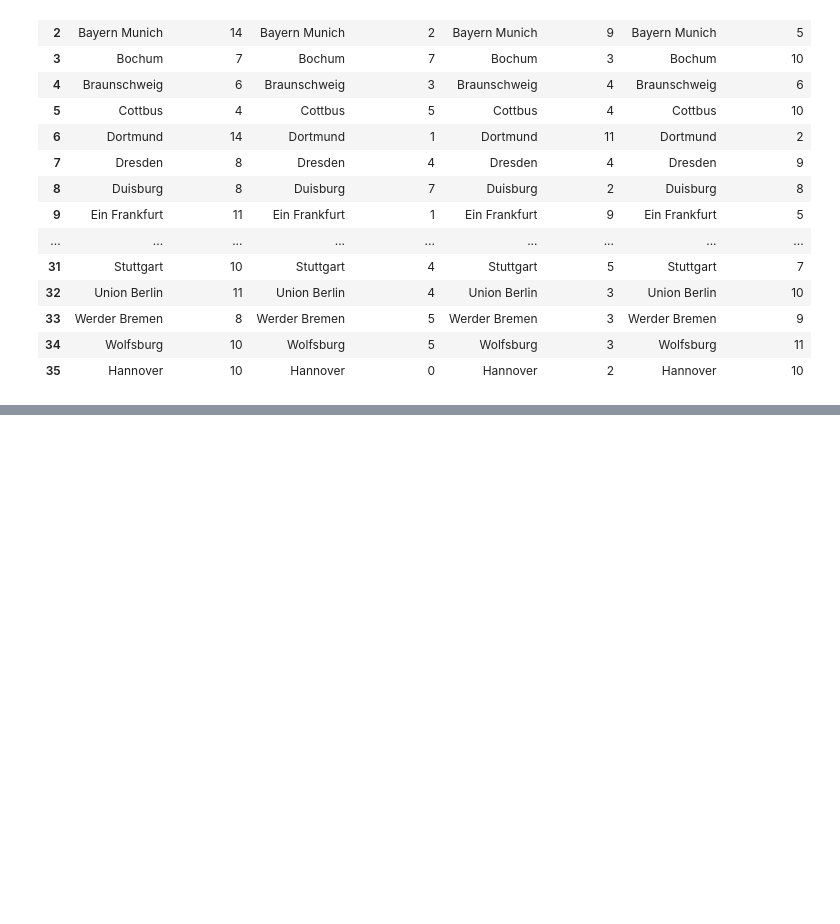
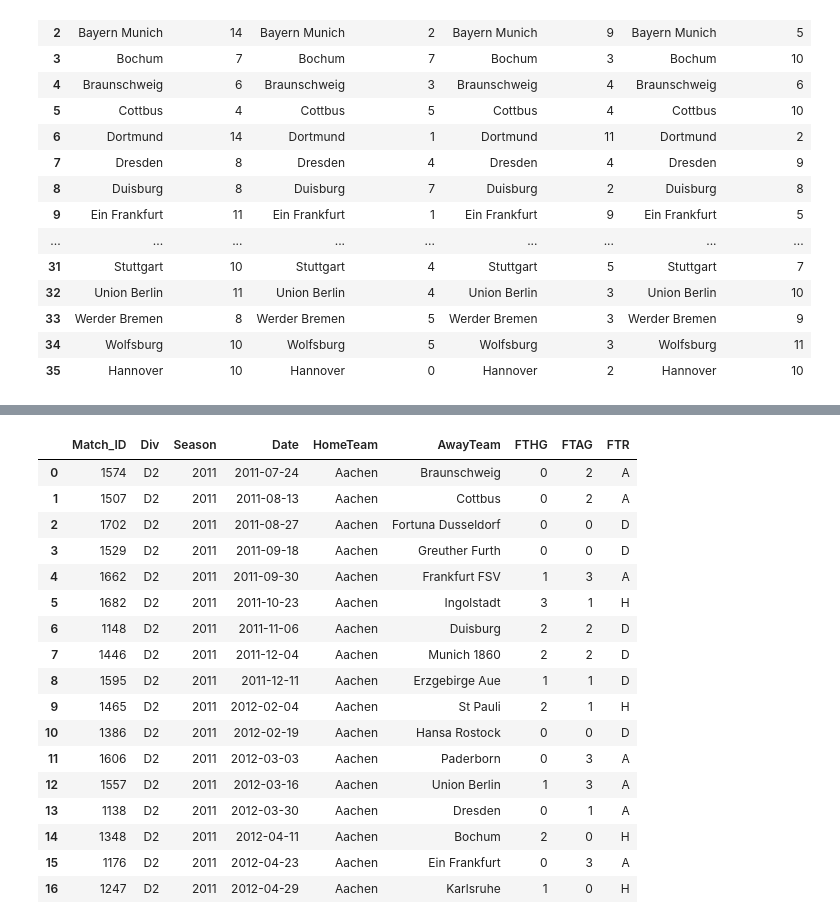
Before and after one commit to HeleneBu/london-ds-100719-M2-project-template, a Jupyter notebook: Project 2 - Helene.ipynb, the cells around one changed output, grey strips where cells are left out. Drawn from its saved outputs; the diff is of its cells as text; code cells hidden in the pictures; blank space fills up the shorter version.

```diff
--- a/Project 2 - Helene.ipynb
+++ b/Project 2 - Helene.ipynb
@@ -438,0 +750,29 @@ total_wins_losses
+# %%
+cur.execute("""SELECT *
+                FROM Matches
+                WHERE Season = '2011' AND Div != 'E0' AND HomeTeam = 'Aachen'
+                ORDER BY Date ASC;""")
+
+dates = pd.DataFrame(cur.fetchall())
+
+dates.columns = [x[0] for x in cur.description]
+dates
+# %% [output]
+|  | Match_ID | Div | Season | Date | HomeTeam | AwayTeam | FTHG | FTAG | FTR |
+| 0 | 1574 | D2 | 2011 | 2011-07-24 | Aachen | Braunschweig | 0 | 2 | A |
+| 1 | 1507 | D2 | 2011 | 2011-08-13 | Aachen | Cottbus | 0 | 2 | A |
+| 2 | 1702 | D2 | 2011 | 2011-08-27 | Aachen | Fortuna Dusseldorf | 0 | 0 | D |
+| 3 | 1529 | D2 | 2011 | 2011-09-18 | Aachen | Greuther Furth | 0 | 0 | D |
+| 4 | 1662 | D2 | 2011 | 2011-09-30 | Aachen | Frankfurt FSV | 1 | 3 | A |
+| 5 | 1682 | D2 | 2011 | 2011-10-23 | Aachen | Ingolstadt | 3 | 1 | H |
+| 6 | 1148 | D2 | 2011 | 2011-11-06 | Aachen | Duisburg | 2 | 2 | D |
+| 7 | 1446 | D2 | 2011 | 2011-12-04 | Aachen | Munich 1860 | 2 | 2 | D |
+| 8 | 1595 | D2 | 2011 | 2011-12-11 | Aachen | Erzgebirge Aue | 1 | 1 | D |
+| 9 | 1465 | D2 | 2011 | 2012-02-04 | Aachen | St Pauli | 2 | 1 | H |
+| 10 | 1386 | D2 | 2011 | 2012-02-19 | Aachen | Hansa Rostock | 0 | 0 | D |
+| 11 | 1606 | D2 | 2011 | 2012-03-03 | Aachen | Paderborn | 0 | 3 | A |
+| 12 | 1557 | D2 | 2011 | 2012-03-16 | Aachen | Union Berlin | 1 | 3 | A |
+| 13 | 1138 | D2 | 2011 | 2012-03-30 | Aachen | Dresden | 0 | 1 | A |
+| 14 | 1348 | D2 | 2011 | 2012-04-11 | Aachen | Bochum | 2 | 0 | H |
+| 15 | 1176 | D2 | 2011 | 2012-04-23 | Aachen | Ein Frankfurt | 0 | 3 | A |
+| 16 | 1247 | D2 | 2011 | 2012-04-29 | Aachen | Karlsruhe | 1 | 0 | H |
```
Also changed, not shown: parts of 31 cells of this notebook.
